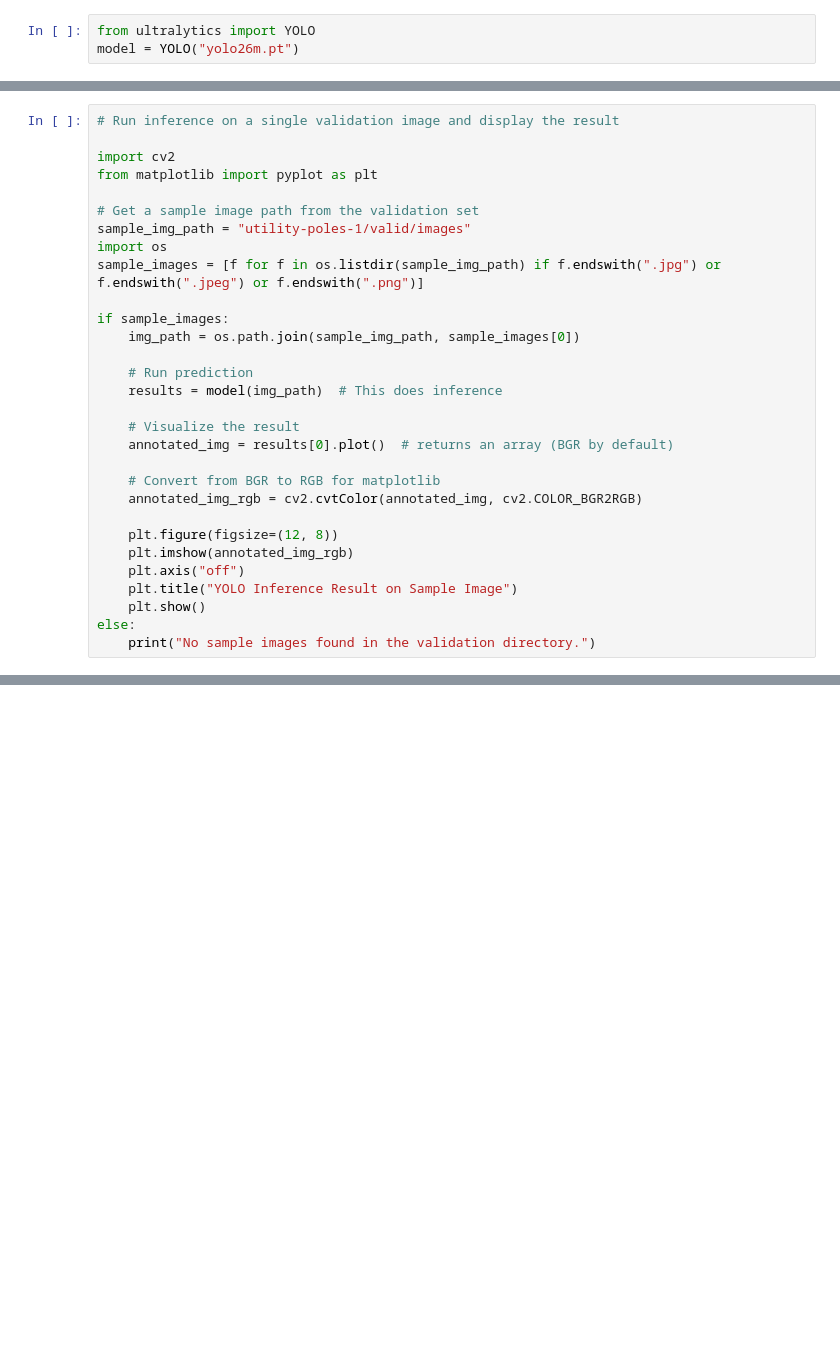
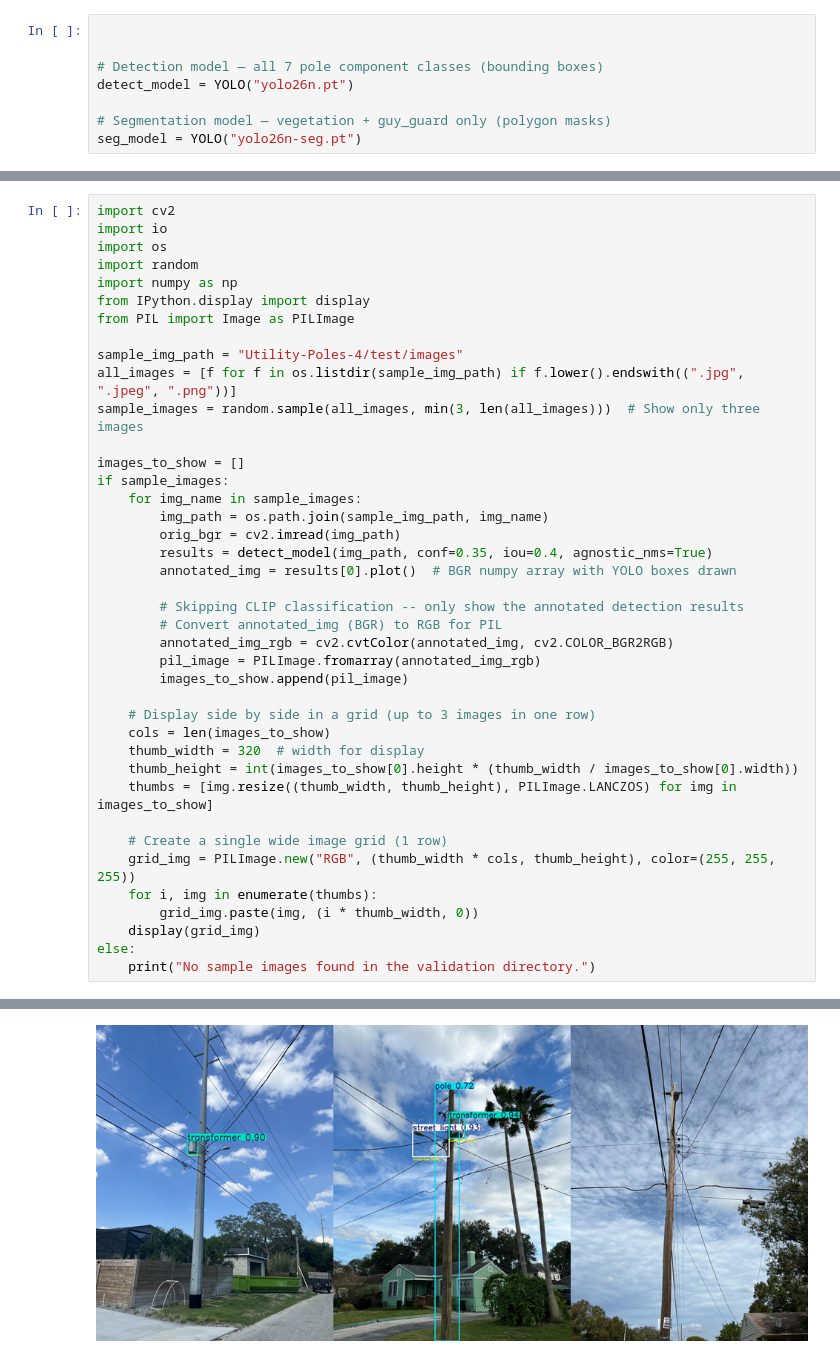
Before and after one commit to Marcuss2106/gridstorm-polepad-ai, a Jupyter notebook: model/download_dataset.ipynb, the cells around one changed output, grey strips where cells are left out. Saved outputs shown, nothing was run; the diff lists cells and outputs as text; blank space fills up the shorter version.

Commit message:
segmentation model

```diff
--- a/model/download_dataset.ipynb
+++ b/model/download_dataset.ipynb
@@ -10,4 +17,9 @@ loading Roboflow project...
 # %%
-from ultralytics import YOLO
-model = YOLO("yolo26m.pt")
+
+
+# Detection model — all 7 pole component classes (bounding boxes)
+detect_model = YOLO("yolo26n.pt")
+
+# Segmentation model — vegetation + guy_guard only (polygon masks)
+seg_model = YOLO("yolo26n-seg.pt")
 # %%
@@ -31,30 +125,41 @@ results = model.train(
 # %%
-# Run inference on a single validation image and display the result
+import cv2
+import io
+import os
+import random
+import numpy as np
+from IPython.display import display
+from PIL import Image as PILImage
 
-import cv2
-from matplotlib import pyplot as plt
+sample_img_path = "Utility-Poles-4/test/images"
+all_images = [f for f in os.listdir(sample_img_path) if f.lower().endswith((".jpg", ".jpeg", ".png"))]
+sample_images = random.sample(all_images, min(3, len(all_images)))  # Show only three images
 
-# Get a sample image path from the validation set
-sample_img_path = "utility-poles-1/valid/images"
-import os
-sample_images = [f for f in os.listdir(sample_img_path) if f.endswith(".jpg") or f.endswith(".jpeg") or f.endswith(".png")]
+images_to_show = []
+if sample_images:
+    for img_name in sample_images:
+        img_path = os.path.join(sample_img_path, img_name)
+        orig_bgr = cv2.imread(img_path)
+        results = detect_model(img_path, conf=0.35, iou=0.4, agnostic_nms=True)
+        annotated_img = results[0].plot()  # BGR numpy array with YOLO boxes drawn
 
-if sample_images:
-    img_path = os.path.join(sample_img_path, sample_images[0])
+        # Skipping CLIP classification -- only show the annotated detection results
+        # Convert annotated_img (BGR) to RGB for PIL
+        annotated_img_rgb = cv2.cvtColor(annotated_img, cv2.COLOR_BGR2RGB)
+        pil_image = PILImage.fromarray(annotated_img_rgb)
+        images_to_show.append(pil_image)
 
-    # Run prediction
-    results = model(img_path)  # This does inference
+    # Display side by side in a grid (up to 3 images in one row)
+    cols = len(images_to_show)
+    thumb_width = 320  # width for display
+    thumb_height = int(images_to_show[0].height * (thumb_width / images_to_show[0].width))
+    thumbs = [img.resize((thumb_width, thumb_height), PILImage.LANCZOS) for img in images_to_show]
 
-    # Visualize the result
-    annotated_img = results[0].plot()  # returns an array (BGR by default)
-
-    # Convert from BGR to RGB for matplotlib
-    annotated_img_rgb = cv2.cvtColor(annotated_img, cv2.COLOR_BGR2RGB)
-
-    plt.figure(figsize=(12, 8))
-    plt.imshow(annotated_img_rgb)
-    plt.axis("off")
-    plt.title("YOLO Inference Result on Sample Image")
-    plt.show()
+    # Create a single wide image grid (1 row)
+    grid_img = PILImage.new("RGB", (thumb_width * cols, thumb_height), color=(255, 255, 255))
+    for i, img in enumerate(thumbs):
+        grid_img.paste(img, (i * thumb_width, 0))
+    display(grid_img)
 else:
     print("No sample images found in the validation directory.")
+# %% [output]
@@ -60,0 +174 @@ else:
+[figure, added]
```
Also changed, not shown: parts of 8 cells of this notebook, 2 other files.
